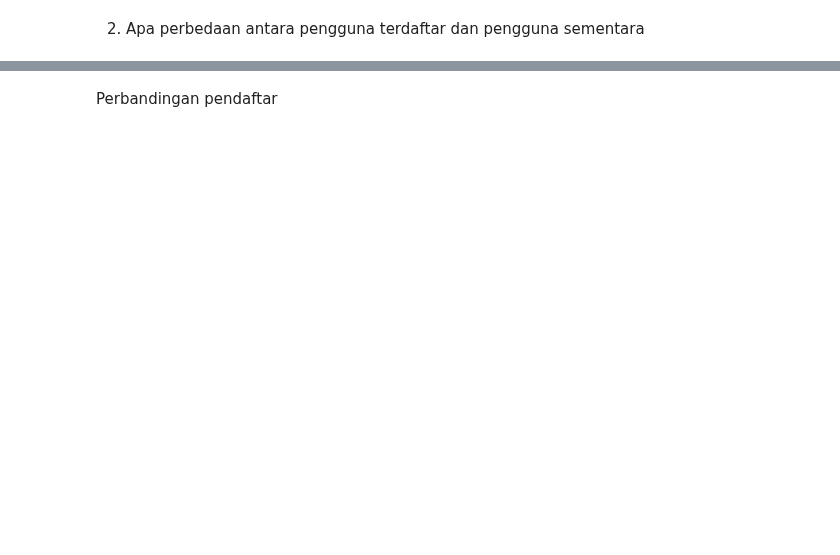
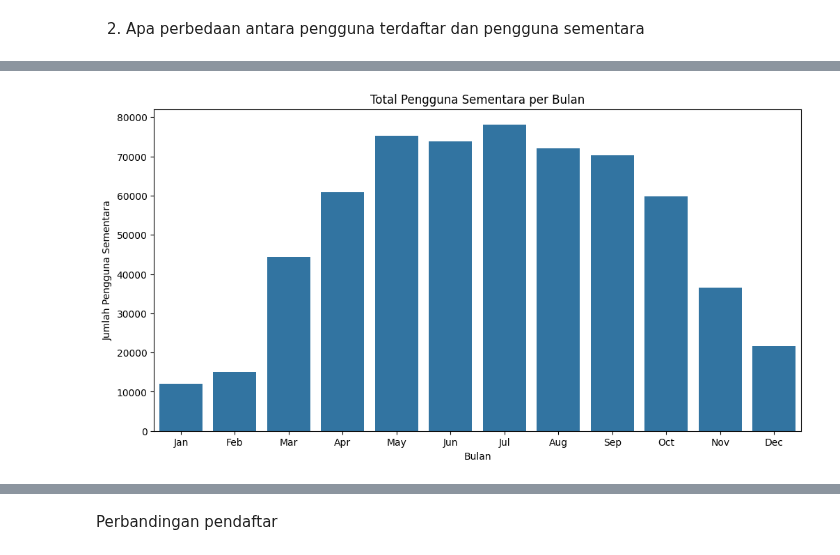
Before and after one commit to Mutasar/sewa-sepeda, a Jupyter notebook: Mutasar_bike_sharing.ipynb, the cells around one changed output, grey strips where cells are left out. Saved outputs shown, nothing was run; the diff lists cells and outputs as text; code cells hidden in the pictures; blank space fills up the shorter version.

```diff
--- a/Mutasar_bike_sharing.ipynb
+++ b/Mutasar_bike_sharing.ipynb
@@ -423,0 +428,22 @@ plt.show()
+# %%
+# Mengagregasi data berdasarkan bulan untuk pengguna sementara
+casual_monthly_usage = day_df.groupby('month')['casual'].sum().reset_index()
+
+# Mengurutkan bulan sesuai urutan kalender
+month_order = ['Jan', 'Feb', 'Mar', 'Apr', 'May', 'Jun', 'Jul', 'Aug', 'Sep', 'Oct', 'Nov', 'Dec']
+casual_monthly_usage['month'] = pd.Categorical(casual_monthly_usage['month'], categories=month_order, ordered=True)
+casual_monthly_usage = casual_monthly_usage.sort_values('month')
+
+# Membuat bar plot
+plt.figure(figsize=(12, 6))
+sns.barplot(x='month', y='casual', data=casual_monthly_usage)
+
+# Menambahkan judul dan label
+plt.title('Total Pengguna Sementara per Bulan')
+plt.xlabel('Bulan')
+plt.ylabel('Jumlah Pengguna Sementara')
+
+# Menampilkan plot
+plt.show()
+# %% [output]
+[figure, added]
```
Also changed, not shown: parts of 19 cells of this notebook.
